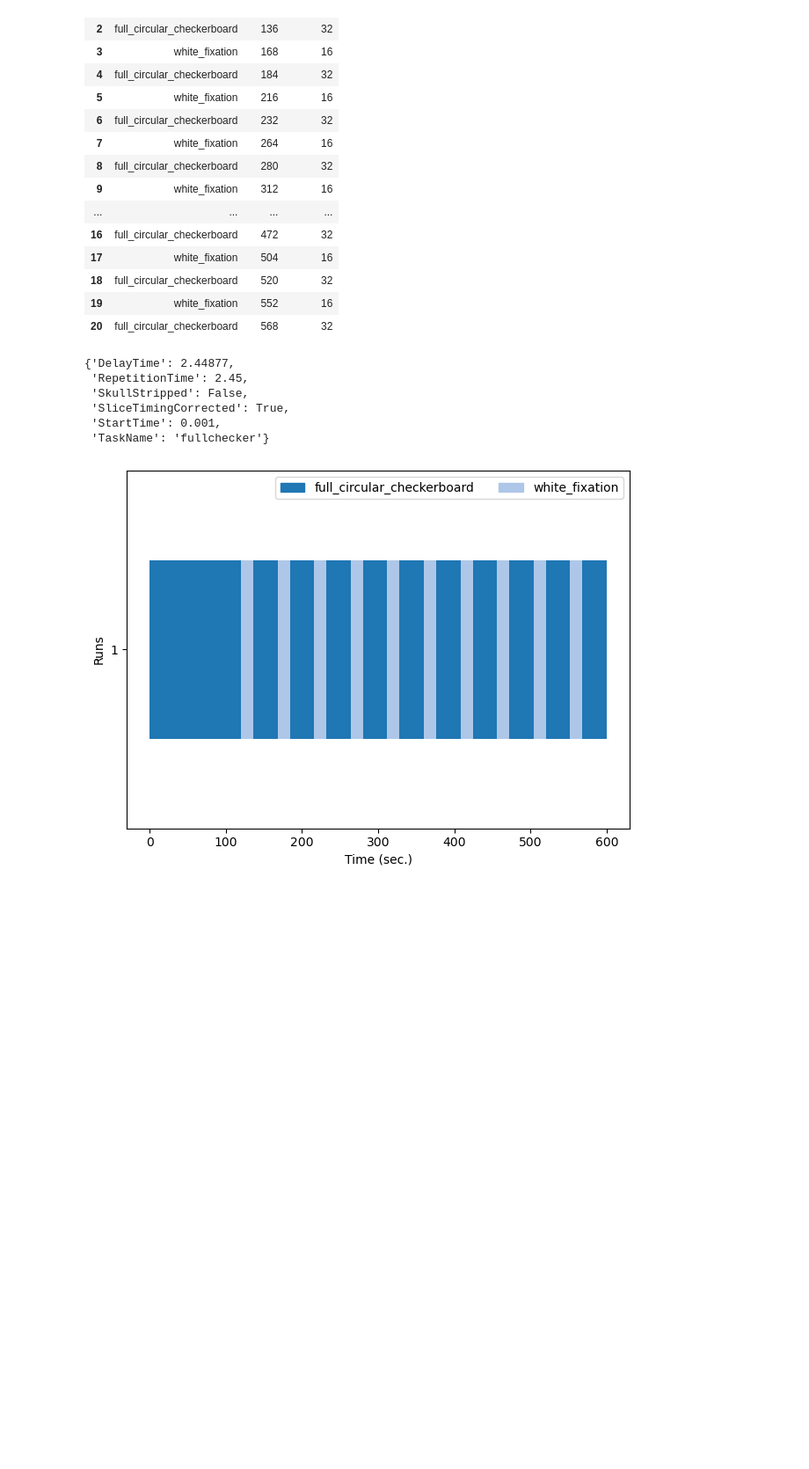
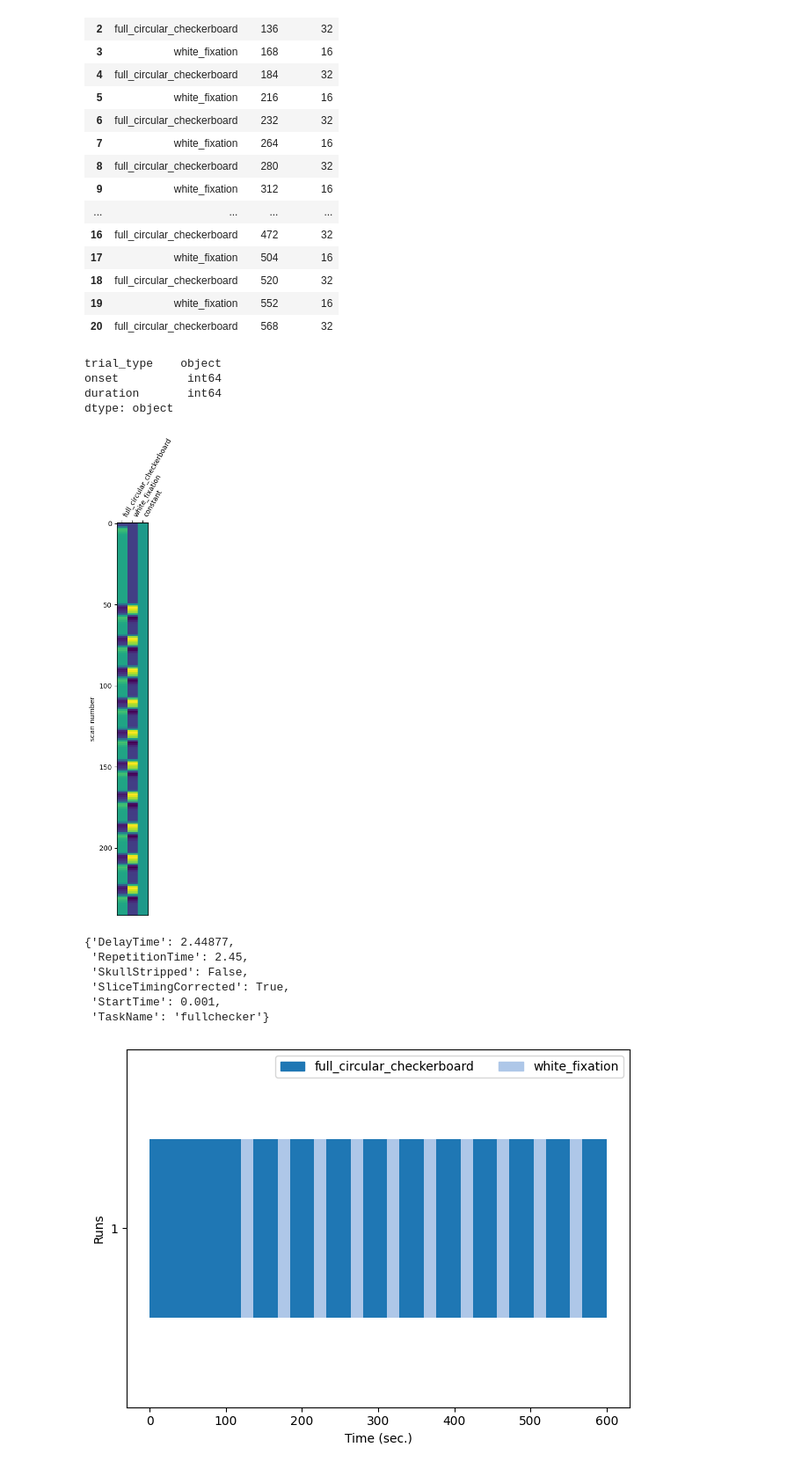
Before and after one commit to claireFriedrich/NSSP, a Jupyter notebook: Miniprojet2/MiniProject_2.ipynb, the cells around one changed output. Shown at 88% size. Drawn from its saved outputs; the diff is of its cells as text; code cells hidden in the pictures; blank space fills up the shorter version.

```diff
--- a/Miniprojet2/MiniProject_2.ipynb
+++ b/Miniprojet2/MiniProject_2.ipynb
@@ -257,7 +246,7 @@ import nibabel as nib
 
 def load_func_data(subject, run) :
     bids_root = op.join(os.path.abspath(""), "miniproject_icafunc_bold")
-    deriv_root = op.join(bids_root3, 'derivatives')
+    deriv_root = op.join(bids_root, 'derivatives')
     func_path = op.join(deriv_root, 'sub-'+ subject, 'func')
     file_name = "sub-" + subject + "_task-fullchecker_run-" + run + "_space-MNI152NLin2009cAsym_desc-preproc_bold.nii.gz"
     return op.join(func_path, file_name)
@@ -282,7 +271,6 @@ def load_data(path:str) -> np.ndarray :
     data = np.asanyarray(img.dataobj)
     return data
 
-
 def load_data_event(event_path):
     return pd.read_csv(event_path, sep='\t')
 
@@ -302,6 +290,13 @@ def plot_anat(data : np.ndarray, title, slice : int = None) -> None :
         ax.set_title(sub_title[i])
     fig.suptitle(title, x=0.5, y=1.2)
     plt.show()
+
+
+def load_json(subject, run):
+    bids_root = op.join(os.path.abspath(""), "miniproject_icafunc_bold")
+    func_path = op.join(bids_root, 'derivatives', 'sub-'+subject, 'func')
+    sub_json = op.join(func_path, 'sub-'+subject+'_task-fullchecker_run-'+run + '_space-MNI152NLin2009cAsym_desc-preproc_bold.json')
+    return sub_json
 # %% [markdown]
 ### If not enough space in MyFiles, run rather the cell bellow:
 # %%
@@ -478,6 +477,49 @@ new_events_sub_02
 | 18 | full_circular_checkerboard | 520 | 32 |
 | 19 | white_fixation | 552 | 16 |
 | 20 | full_circular_checkerboard | 568 | 32 |
+# %%
+new_events_sub_02
+# %% [output]
+trial_type    object
+onset          int64
+duration       int64
+dtype: object
+# %%
+from nilearn.glm.first_level import make_first_level_design_matrix, FirstLevelModel
+
+# Specify what sort of GLM we want (nature of the noise, repetition time of the data and other parameters)
+fmri_glm = FirstLevelModel(t_r=7,
+                           noise_model='ar1',
+                           standardize=False,
+                           hrf_model='spm',
+                           drift_model=None,
+                           high_pass=.01)
+
+path_func_img = func_sub_02_path
+img_ex = nib.load(path_func_img)
+
+
+# Fit the model to our design and data
+fmri_glm = fmri_glm.fit(img_ex, new_events_sub_02)
+
+from nilearn.glm.first_level import FirstLevelModel
+
+# Specify what sort of GLM we want (nature of the noise, repetition time of the data and other parameters)
+fmri_glm = FirstLevelModel(t_r=2.5,
+                           drift_model=None)
+
+path_func_img = func_sub_02_path
+img_ex = nib.load(path_func_img)
+
+
+# Fit the model to our design and data
+fmri_glm = fmri_glm.fit(img_ex, new_events_sub_02)
+# %%
+from nilearn.plotting import plot_design_matrix
+plot_design_matrix(fmri_glm.design_matrices_[0])
+plt.show()
+# %% [output]
+[figure, added]
 # %%
 sub_02_json_path = load_json('02', '001')
 data_json = get_json_from_file(sub_02_json_path)
```
Also changed, not shown: parts of 34 cells of this notebook.
